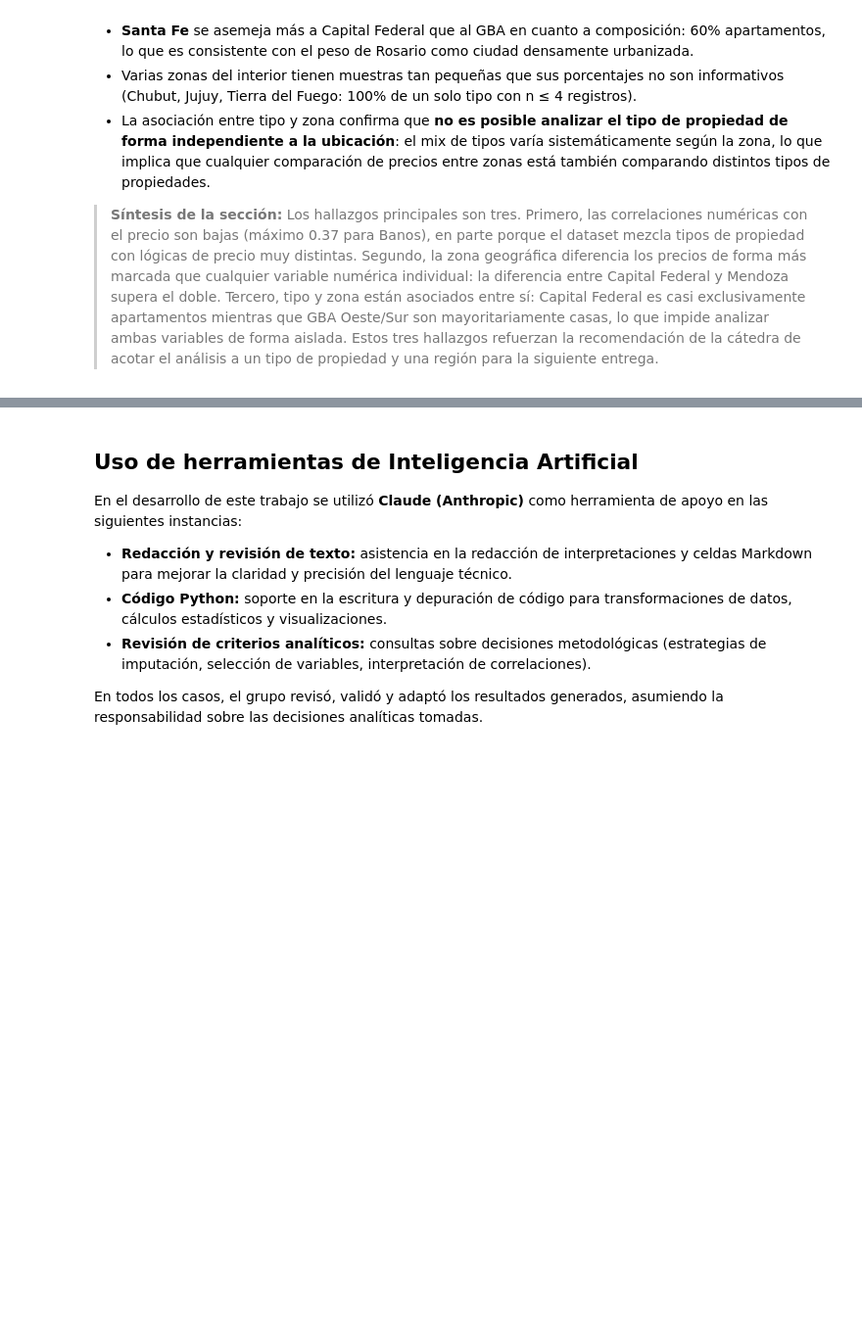
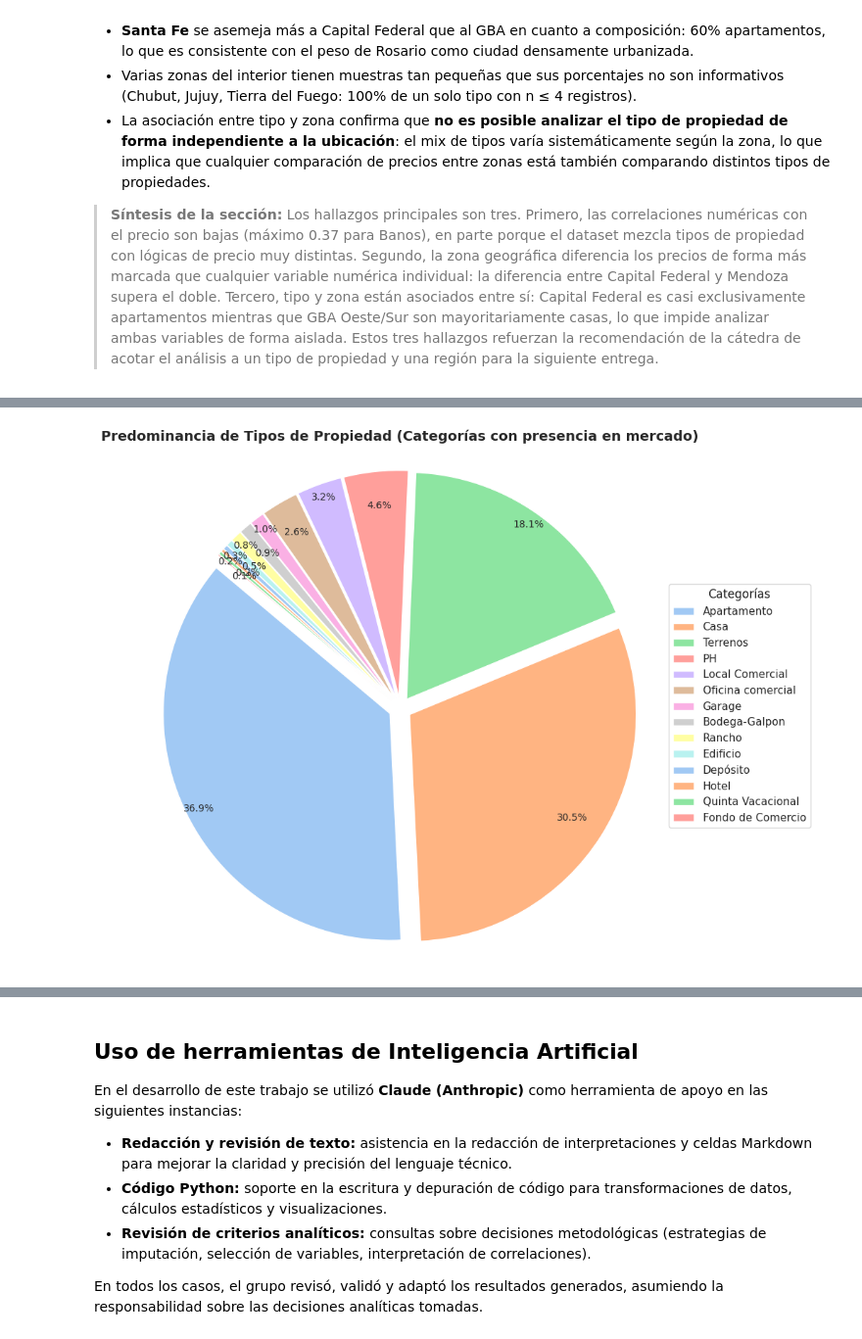
Before and after one commit to GomezMorales/TP_INTEGRADOR_CIENCIAS_DE_DATOS, a Jupyter notebook: TP_integrador_Ciencias_de_datos.ipynb, the cells around one changed output, grey strips where cells are left out. Shown at 98% size. Cells and saved outputs as stored; diff of their text form; code cells hidden in the pictures; blank space fills up the shorter version.

```diff
--- a/TP_integrador_Ciencias_de_datos.ipynb
+++ b/TP_integrador_Ciencias_de_datos.ipynb
@@ -1569,0 +1610,37 @@ Tabla de contingencia — porcentaje por zona (fila):
+# %%
+counts = df['Tipo'].value_counts()
+counts = counts[counts > 0]
+
+fig, ax = plt.subplots(figsize=(10, 8))
+sns.set_theme(style="whitegrid")
+colors = sns.color_palette('pastel', len(counts))
+
+wedges, texts, autotexts = ax.pie(
+    counts,
+    autopct='%1.1f%%',
+    startangle=140,
+    colors=colors,
+    pctdistance=0.85,
+    explode=[0.05] * len(counts),
+    textprops={'fontsize': 10}
+)
+
+for i, a in enumerate(autotexts):
+    if i % 2 == 0:
+        x, y = a.get_position()
+        a.set_position((x*1.1, y*1.1))
+
+ax.legend(
+    wedges,
+    counts.index,
+    title="Categorías",
+    loc="center left",
+    bbox_to_anchor=(1, 0, 0.5, 1)
+)
+
+plt.title('Predominancia de Tipos de Propiedad (Categorías con presencia en mercado)', fontsize=14, fontweight='bold')
+plt.axis('equal')
+plt.tight_layout()
+plt.show()
+# %% [output]
+[figure, added]
```
Also changed, not shown: parts of 10 cells of this notebook.
